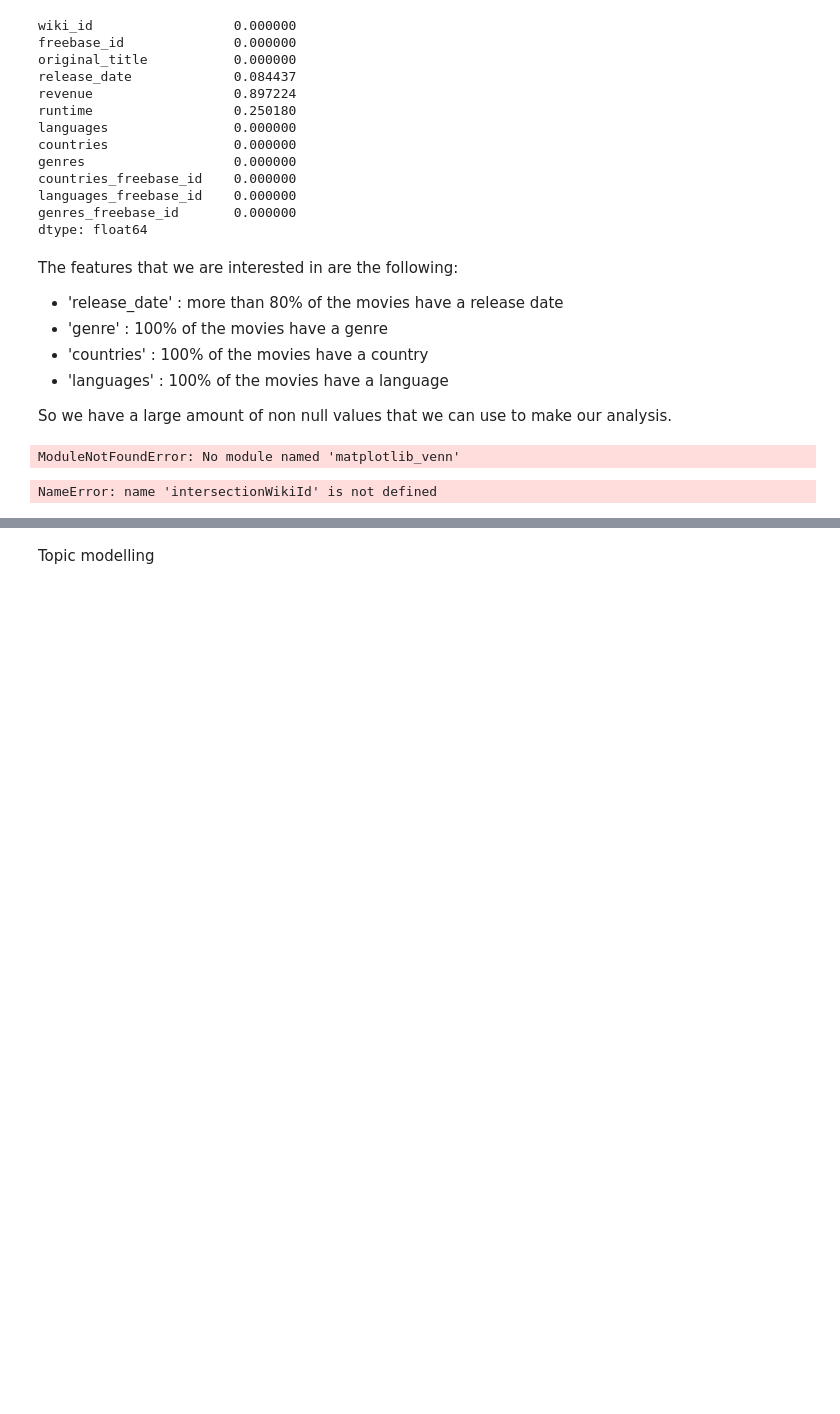
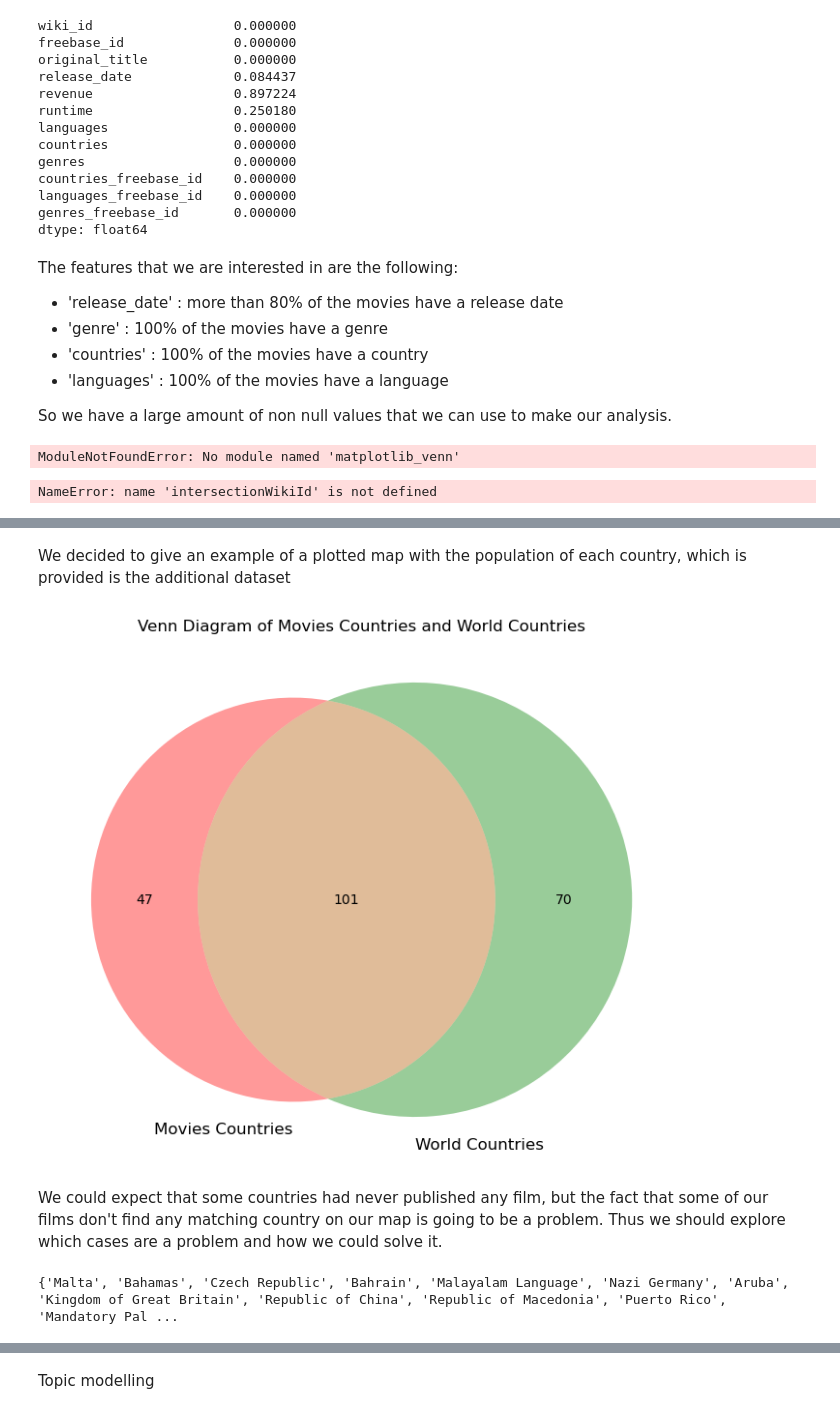
Before and after one commit to epfl-ada/ada-2024-project-teamcsx24, a Jupyter notebook: results.ipynb, the cells around one changed output, grey strips where cells are left out. Saved outputs shown, nothing was run; the diff lists cells and outputs as text; code cells hidden in the pictures; blank space fills up the shorter version.

Commit message:
Uprage results 2

```diff
--- a/results.ipynb
+++ b/results.ipynb
@@ -126,0 +133,6 @@ NameError: name 'intersectionWikiId' is not defined
+# %%
+path_to_directory = 'data/cleanData/'
+df_movies = loadDataframe('movies', path_to_directory)
+#df_characters = loadDataframe('characters', path_to_directory)
+df_clusters = loadDataframe('clusters', path_to_directory)
+df_summaries = loadDataframe('summaries', path_to_directory)
@@ -126,0 +169,33 @@ NameError: name 'intersectionWikiId' is not defined
+# %% [markdown]
+We decided to give an example of a plotted map with the population of each country, which is provided is the additional dataset
+# %%
+#Venn diagram of countries_dict.values() (in movies_cleaned) and world['SOVEREIGNT']
+#ou bien Venn diagram entre movies_cleaned['country'] et world['SOVEREIGNT']
+
+import json
+from matplotlib_venn import venn2
+
+# Extract the sets of unique countries from df_movies and world
+movies_countries = set(df_movies['countries'].explode().unique())
+world_countries = set(world['SOVEREIGNT'].unique())
+
+#--------------------------------------------MAKE A FUNCTION--------------------------------------------
+
+# Plot the Venn diagram
+plt.figure(figsize=(10, 7))
+venn2([movies_countries, world_countries], ('Movies Countries', 'World Countries'))
+plt.title("Venn Diagram of Movies Countries and World Countries")
+plt.show()
+#--------------------------------------------------------------------------------------------------------
+# %% [output]
+[figure, added]
+# %% [markdown]
+We could expect that some countries had never published any film, but the fact that some of our films don't find any matching country on our map is going to be a problem. Thus we should explore which cases are a problem and how we could solve it.
+# %%
+# Find the countries that are in df_movies but not in world
+countries_not_in_world = movies_countries - world_countries
+
+# Print the result
+print(countries_not_in_world)
+# %% [output]
+{'Malta', 'Bahamas', 'Czech Republic', 'Bahrain', 'Malayalam Language', 'Nazi Germany', 'Aruba', 'Kingdom of Great Britain', 'Republic of China', 'Republic of Macedonia', 'Puerto Rico', 'Mandatory Pal ...
```
Also changed, not shown: parts of 47 cells of this notebook, 1 other file.
